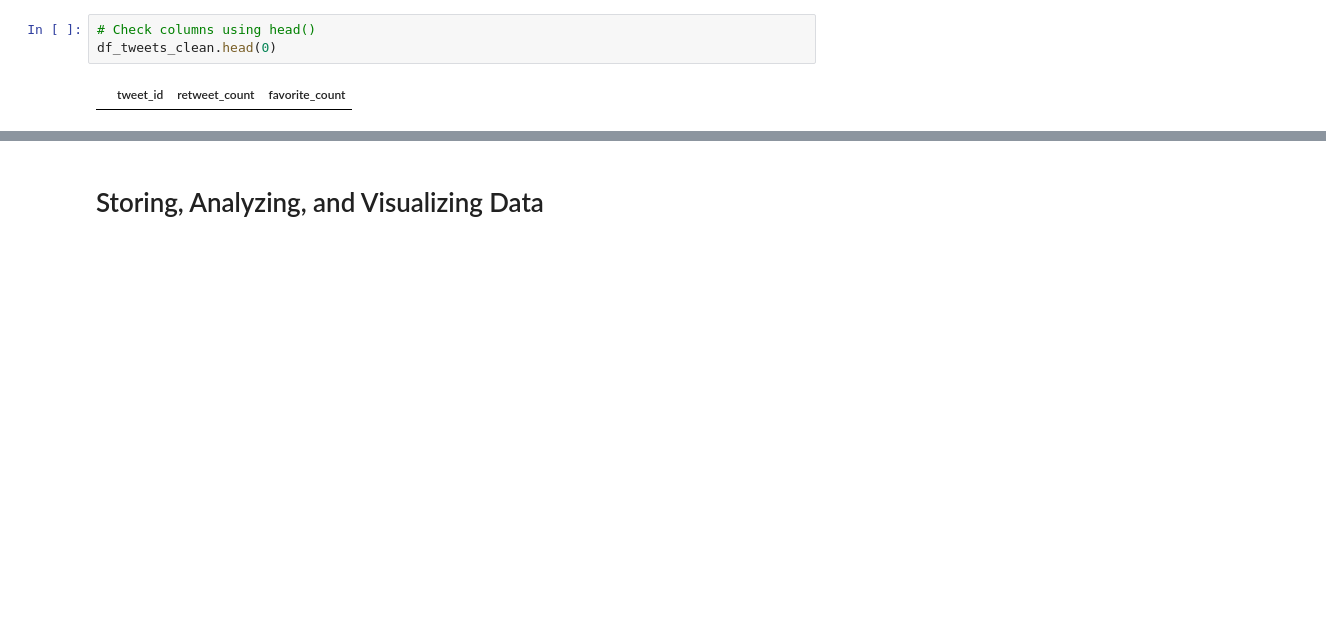
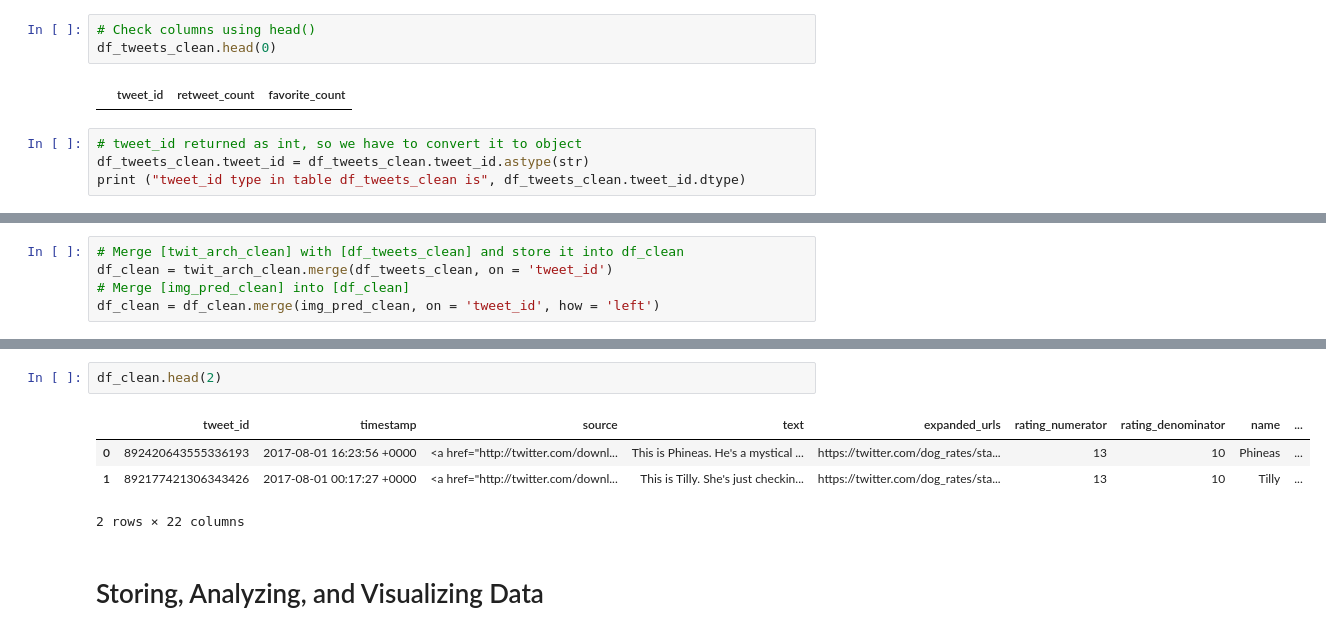
Before and after one commit to Aziz039/Wrangle_and_Analyze_Data-, a Jupyter notebook: wrangle_act.ipynb, the cells around one changed output, grey strips where cells are left out. Saved outputs shown, nothing was run; the diff lists cells and outputs as text; blank space fills up the shorter version.

Commit message:
Update wrangle_act.ipynb
Finished Tidiness cleanning section

```diff
--- a/wrangle_act.ipynb
+++ b/wrangle_act.ipynb
@@ -533,3 +533,7 @@ df_tweets_clean = df_tweets.rename({'id': 'tweet_id'}, axis=1)
 df_tweets_clean.head(0)
 # %% [output]
 |  | tweet_id | retweet_count | favorite_count |
+# %%
+# tweet_id returned as int, so we have to convert it to object
+df_tweets_clean.tweet_id = df_tweets_clean.tweet_id.astype(str)
+print ("tweet_id type in table df_tweets_clean is", df_tweets_clean.tweet_id.dtype)
@@ -537,0 +550,5 @@ df_tweets_clean.head(0)
+# %%
+# Merge [twit_arch_clean] with [df_tweets_clean] and store it into df_clean
+df_clean = twit_arch_clean.merge(df_tweets_clean, on = 'tweet_id')
+# Merge [img_pred_clean] into [df_clean]
+df_clean = df_clean.merge(img_pred_clean, on = 'tweet_id', how = 'left')
@@ -538,3 +577,10 @@ df_tweets_clean.head(0)
+# %%
+df_clean.head(2)
+# %% [output]
+|  | tweet_id | timestamp | source | text | expanded_urls | rating_numerator | rating_denominator | name | ... |
+| 0 | 892420643555336193 | 2017-08-01 16:23:56 +0000 | <a href="http://twitter.com/downl... | This is Phineas. He's a mystical ... | https://twitter.com/dog_rates/sta... | 13 | 10 | Phineas | ... |
+| 1 | 892177421306343426 | 2017-08-01 00:17:27 +0000 | <a href="http://twitter.com/downl... | This is Tilly. She's just checkin... | https://twitter.com/dog_rates/sta... | 13 | 10 | Tilly | ... |
+2 rows × 22 columns
 # %% [markdown]
 # Storing, Analyzing, and Visualizing Data
 # %% [markdown]
```
Also changed, not shown: parts of 6 cells of this notebook.
